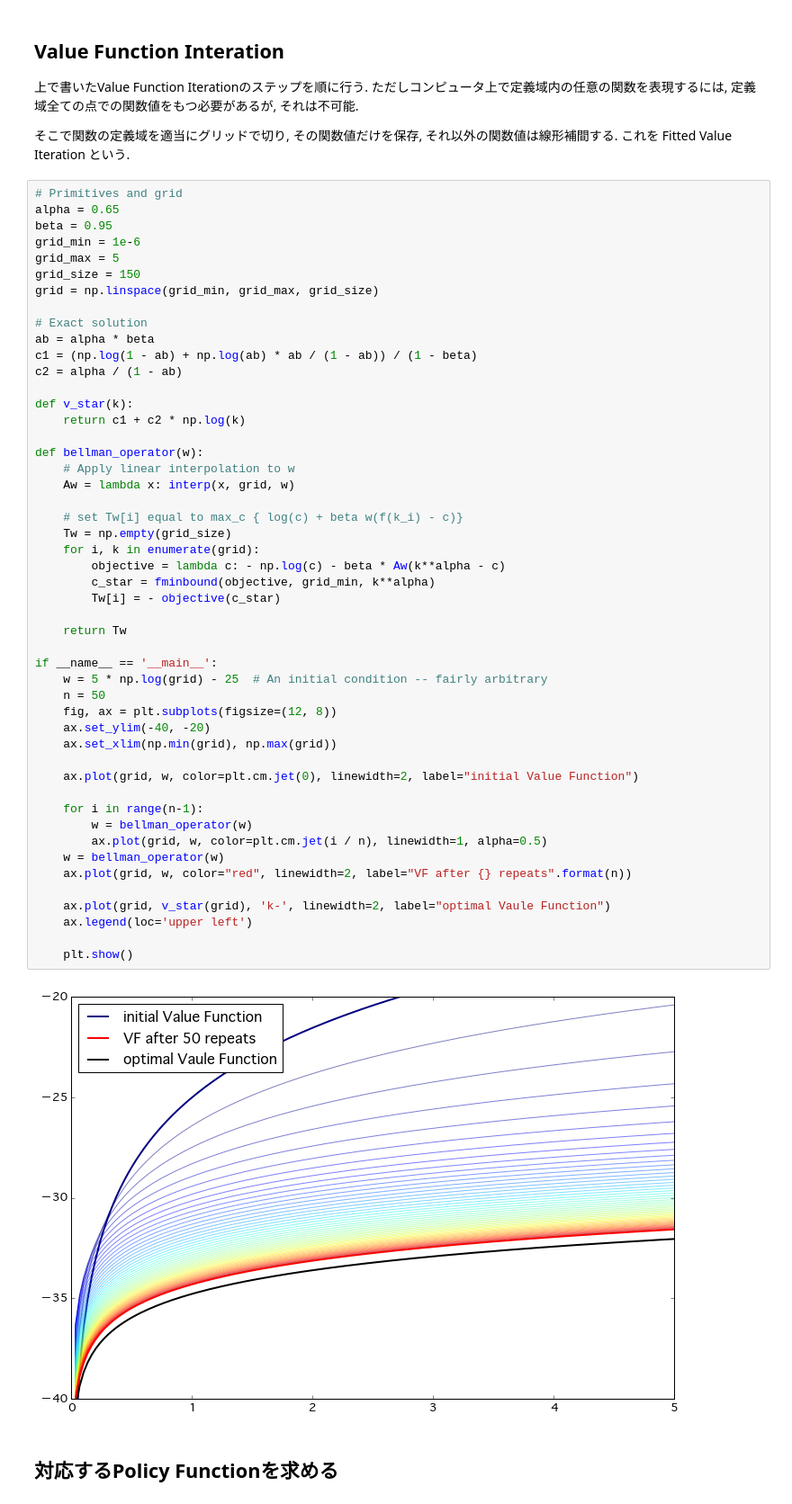
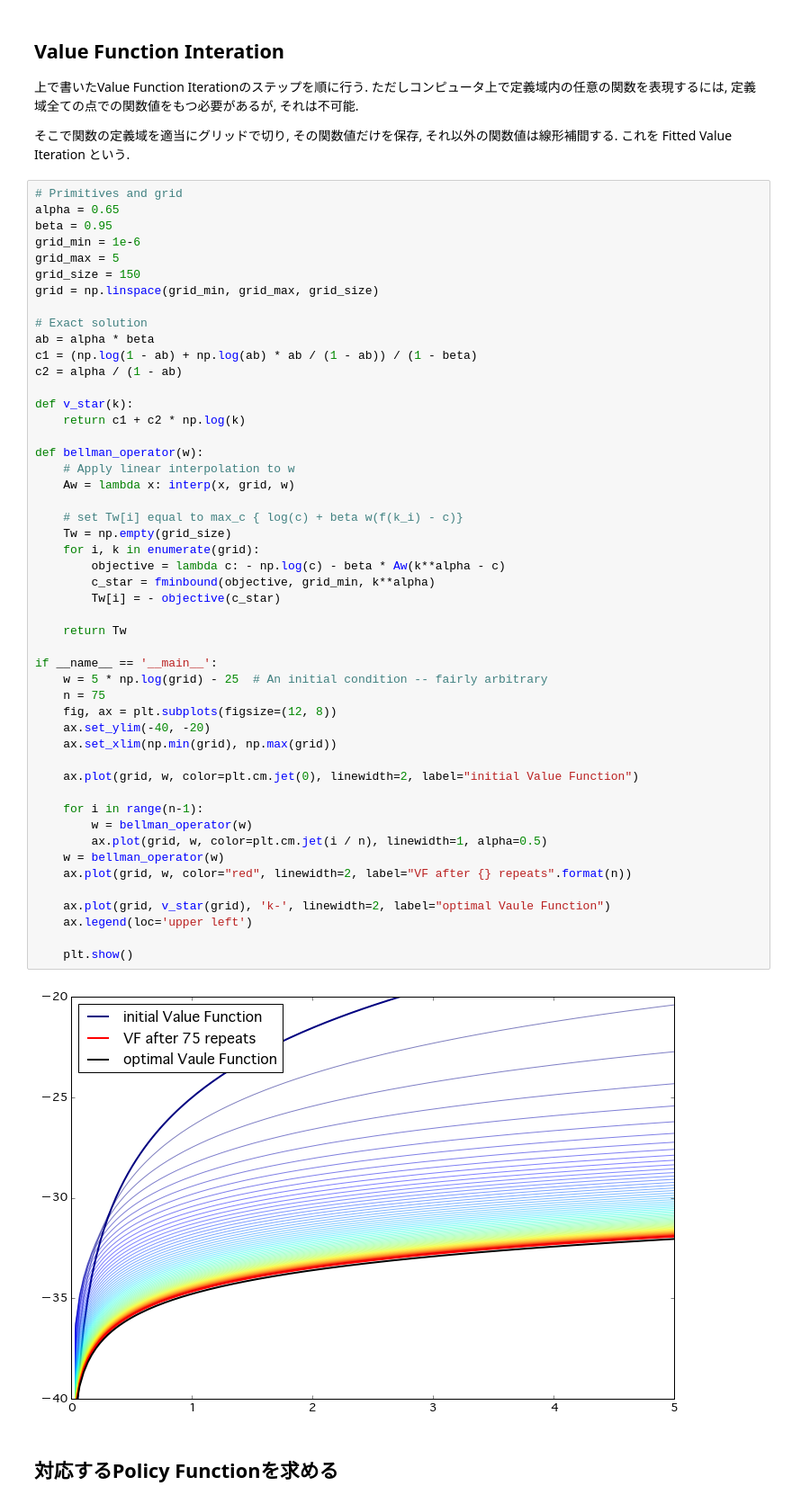
Before and after one commit to myuuuuun/oyama_seminar2016, a Jupyter notebook: quantecon_py/A Simple Optimal Growth Model.ipynb, the cells around one changed output. Shown at 90% size. Cells and saved outputs as stored; diff of their text form.

```diff
--- a/quantecon_py/A Simple Optimal Growth Model.ipynb
+++ b/quantecon_py/A Simple Optimal Growth Model.ipynb
@@ -482,35 +482,35 @@ def bellman_operator(w):
     Aw = lambda x: interp(x, grid, w)
 
     # set Tw[i] equal to max_c { log(c) + beta w(f(k_i) - c)}
     Tw = np.empty(grid_size)
     for i, k in enumerate(grid):
         objective = lambda c: - np.log(c) - beta * Aw(k**alpha - c)
         c_star = fminbound(objective, grid_min, k**alpha)
         Tw[i] = - objective(c_star)
 
     return Tw
 
 if __name__ == '__main__':
     w = 5 * np.log(grid) - 25  # An initial condition -- fairly arbitrary
-    n = 50
+    n = 75
     fig, ax = plt.subplots(figsize=(12, 8))
     ax.set_ylim(-40, -20)
     ax.set_xlim(np.min(grid), np.max(grid))
 
     ax.plot(grid, w, color=plt.cm.jet(0), linewidth=2, label="initial Value Function")
 
     for i in range(n-1):
         w = bellman_operator(w)
         ax.plot(grid, w, color=plt.cm.jet(i / n), linewidth=1, alpha=0.5)
     w = bellman_operator(w)
     ax.plot(grid, w, color="red", linewidth=2, label="VF after {} repeats".format(n))
 
     ax.plot(grid, v_star(grid), 'k-', linewidth=2, label="optimal Vaule Function")
     ax.legend(loc='upper left')
 
     plt.show()
 # %% [output]
-[figure, old version]
+[figure, new version]
 # %% [markdown]
 ## 対応するPolicy Functionを求める
 # %%
```
Also changed, not shown: 12 other files.
